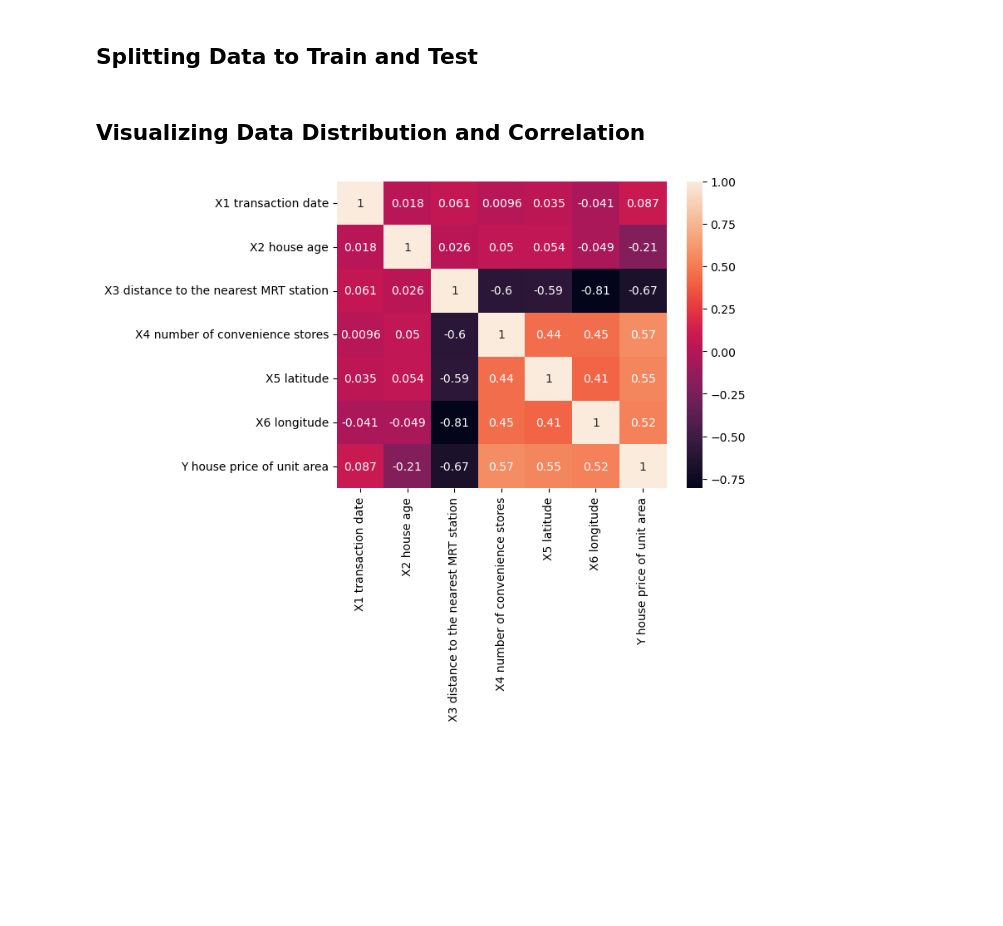
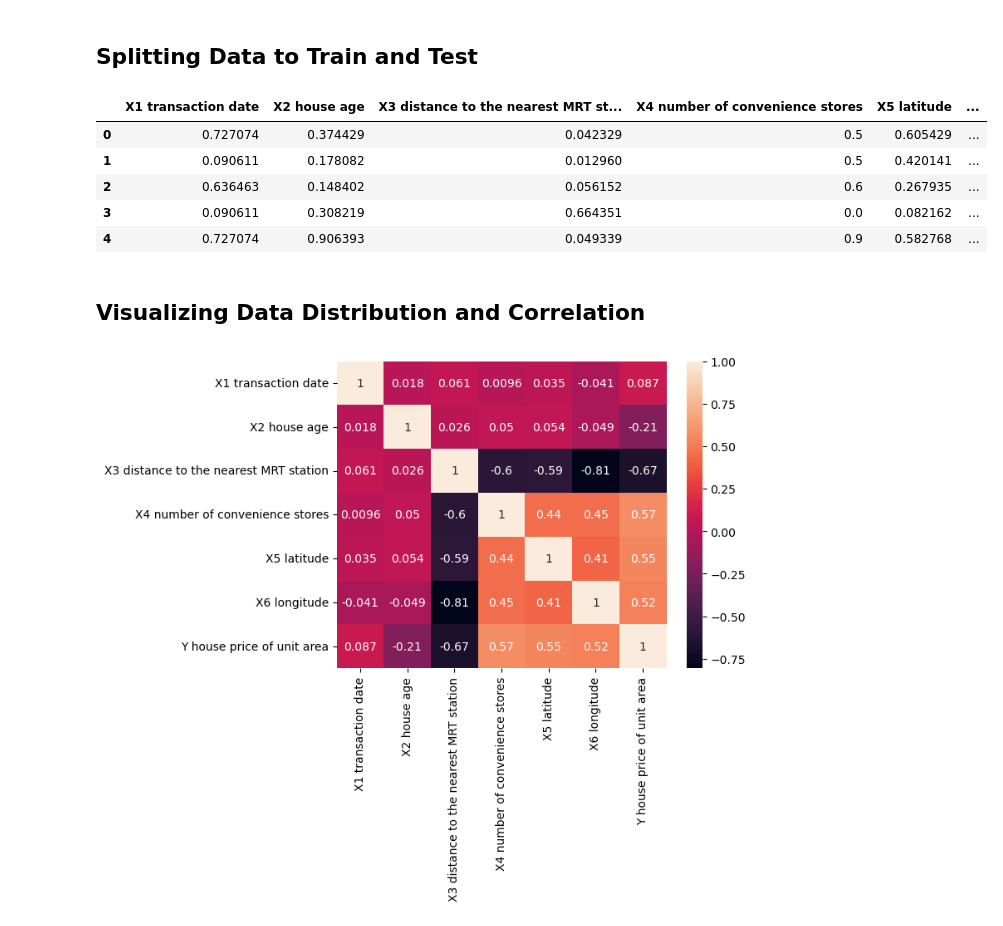
Before and after one commit to Abtinz/Machine-Learning-with-Python, a Jupyter notebook: DataMining/Regression/data-mining-p2-student.ipynb, the cells around one changed output. Drawn from its saved outputs; the diff is of its cells as text; code cells hidden in the pictures; blank space fills up the shorter version.

```diff
--- a/DataMining/Regression/data-mining-p2-student.ipynb
+++ b/DataMining/Regression/data-mining-p2-student.ipynb
@@ -110,3 +105,21 @@ df.describe()
+# %%
+
+def standardScalerFunction(data):
+    scaler = MinMaxScaler().fit(data)
+    return scaler.transform(data.astype(float))
+
+xtrain = standardScalerFunction(xtrain)
+xtrain_df = pd.DataFrame(xtrain, columns=df.columns)
+xtest = standardScalerFunction(xtest)
+xtest_df = pd.DataFrame(xtest, columns=df.columns)
+xtrain_df.head(5)
+# %% [output]
+|  | X1 transaction date | X2 house age | X3 distance to the nearest MRT st... | X4 number of convenience stores | X5 latitude | ... |
+| 0 | 0.727074 | 0.374429 | 0.042329 | 0.5 | 0.605429 | ... |
+| 1 | 0.090611 | 0.178082 | 0.012960 | 0.5 | 0.420141 | ... |
+| 2 | 0.636463 | 0.148402 | 0.056152 | 0.6 | 0.267935 | ... |
+| 3 | 0.090611 | 0.308219 | 0.664351 | 0.0 | 0.082162 | ... |
+| 4 | 0.727074 | 0.906393 | 0.049339 | 0.9 | 0.582768 | ... |
 # %% [markdown]
 ## Visualizing Data Distribution and Correlation
 # %%
```
Also changed, not shown: parts of 8 cells of this notebook, 6 other files.
